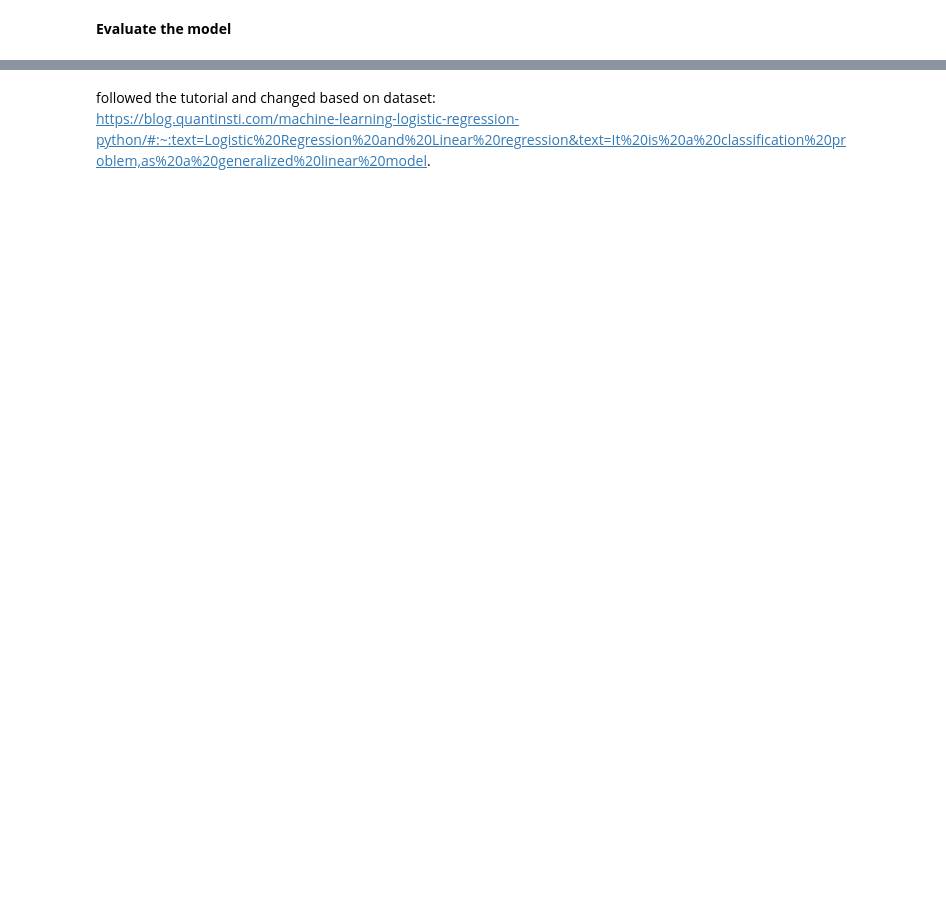
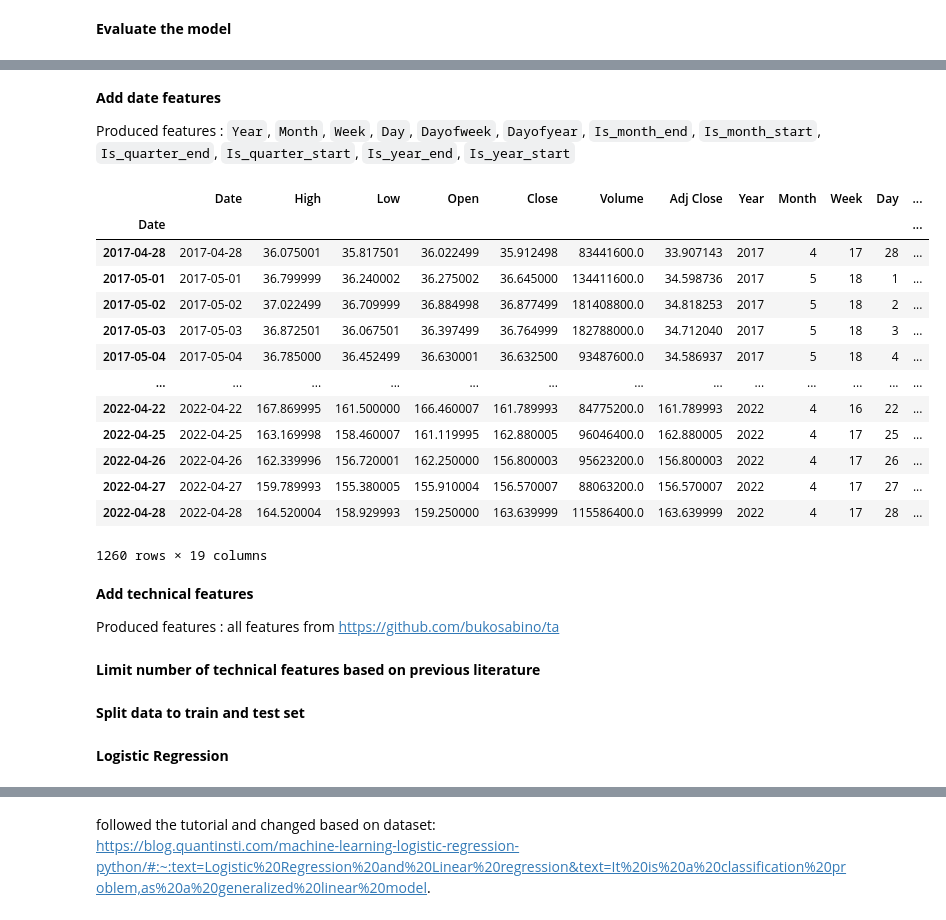
Before and after one commit to maggiechen615/Stock_Stalkers, a Jupyter notebook: Stockprice_Baseline_Models.ipynb, the cells around one changed output, grey strips where cells are left out. Drawn from its saved outputs; the diff is of its cells as text; code cells hidden in the pictures; blank space fills up the shorter version.

```diff
--- a/Stockprice_Baseline_Models.ipynb
+++ b/Stockprice_Baseline_Models.ipynb
@@ -104,0 +118,31 @@ It is noticeable that the above accuracy is not very high, meaning the logistic
+# %% [markdown]
+**Add date features**
+
+Produced features : `Year`, `Month`, `Week`, `Day`, `Dayofweek`, `Dayofyear`, `Is_month_end`, `Is_month_start`, `Is_quarter_end`, `Is_quarter_start`, `Is_year_end`, `Is_year_start`
+# %%
+
+df["Date"]=pd.to_datetime(df.Date, format="%Y-%m-%d")
+df.index=df['Date']
+data = df.sort_index(ascending=True, axis=0)
+add_datepart(df, 'Date', drop=False)
+df.drop('Elapsed', axis=1, inplace=True)
+df
+# %% [output]
+|  | Date | High | Low | Open | Close | Volume | Adj Close | Year | Month | Week | Day | ... |
+| Date |  |  |  |  |  |  |  |  |  |  |  | ... |
+| 2017-04-28 | 2017-04-28 | 36.075001 | 35.817501 | 36.022499 | 35.912498 | 83441600.0 | 33.907143 | 2017 | 4 | 17 | 28 | ... |
+| 2017-05-01 | 2017-05-01 | 36.799999 | 36.240002 | 36.275002 | 36.645000 | 134411600.0 | 34.598736 | 2017 | 5 | 18 | 1 | ... |
+| 2017-05-02 | 2017-05-02 | 37.022499 | 36.709999 | 36.884998 | 36.877499 | 181408800.0 | 34.818253 | 2017 | 5 | 18 | 2 | ... |
+| 2017-05-03 | 2017-05-03 | 36.872501 | 36.067501 | 36.397499 | 36.764999 | 182788000.0 | 34.712040 | 2017 | 5 | 18 | 3 | ... |
+| 2017-05-04 | 2017-05-04 | 36.785000 | 36.452499 | 36.630001 | 36.632500 | 93487600.0 | 34.586937 | 2017 | 5 | 18 | 4 | ... |
+| ... | ... | ... | ... | ... | ... | ... | ... | ... | ... | ... | ... | ... |
+| 2022-04-22 | 2022-04-22 | 167.869995 | 161.500000 | 166.460007 | 161.789993 | 84775200.0 | 161.789993 | 2022 | 4 | 16 | 22 | ... |
+| 2022-04-25 | 2022-04-25 | 163.169998 | 158.460007 | 161.119995 | 162.880005 | 96046400.0 | 162.880005 | 2022 | 4 | 17 | 25 | ... |
+| 2022-04-26 | 2022-04-26 | 162.339996 | 156.720001 | 162.250000 | 156.800003 | 95623200.0 | 156.800003 | 2022 | 4 | 17 | 26 | ... |
+| 2022-04-27 | 2022-04-27 | 159.789993 | 155.380005 | 155.910004 | 156.570007 | 88063200.0 | 156.570007 | 2022 | 4 | 17 | 27 | ... |
+| 2022-04-28 | 2022-04-28 | 164.520004 | 158.929993 | 159.250000 | 163.639999 | 115586400.0 | 163.639999 | 2022 | 4 | 17 | 28 | ... |
+1260 rows × 19 columns
+# %% [markdown]
+**Add technical features**
+
+Produced features : all features from https://github.com/bukosabino/ta
@@ -104,0 +152,2 @@ It is noticeable that the above accuracy is not very high, meaning the logistic
+# %% [markdown]
+**Limit number of technical features based on previous literature**
@@ -104,0 +163,2 @@ It is noticeable that the above accuracy is not very high, meaning the logistic
+# %% [markdown]
+**Split data to train and test set**
@@ -104,0 +168,2 @@ It is noticeable that the above accuracy is not very high, meaning the logistic
+# %% [markdown]
+**Logistic Regression**
```
Also changed, not shown: parts of 60 cells of this notebook.
